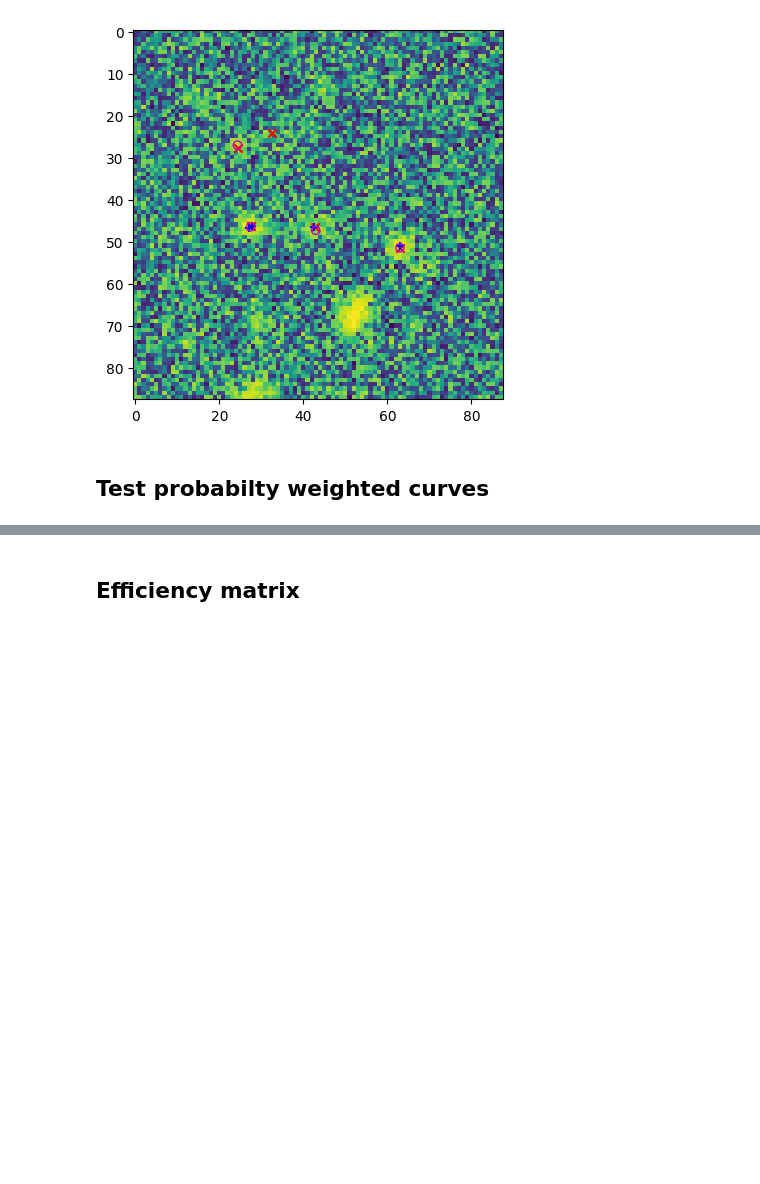
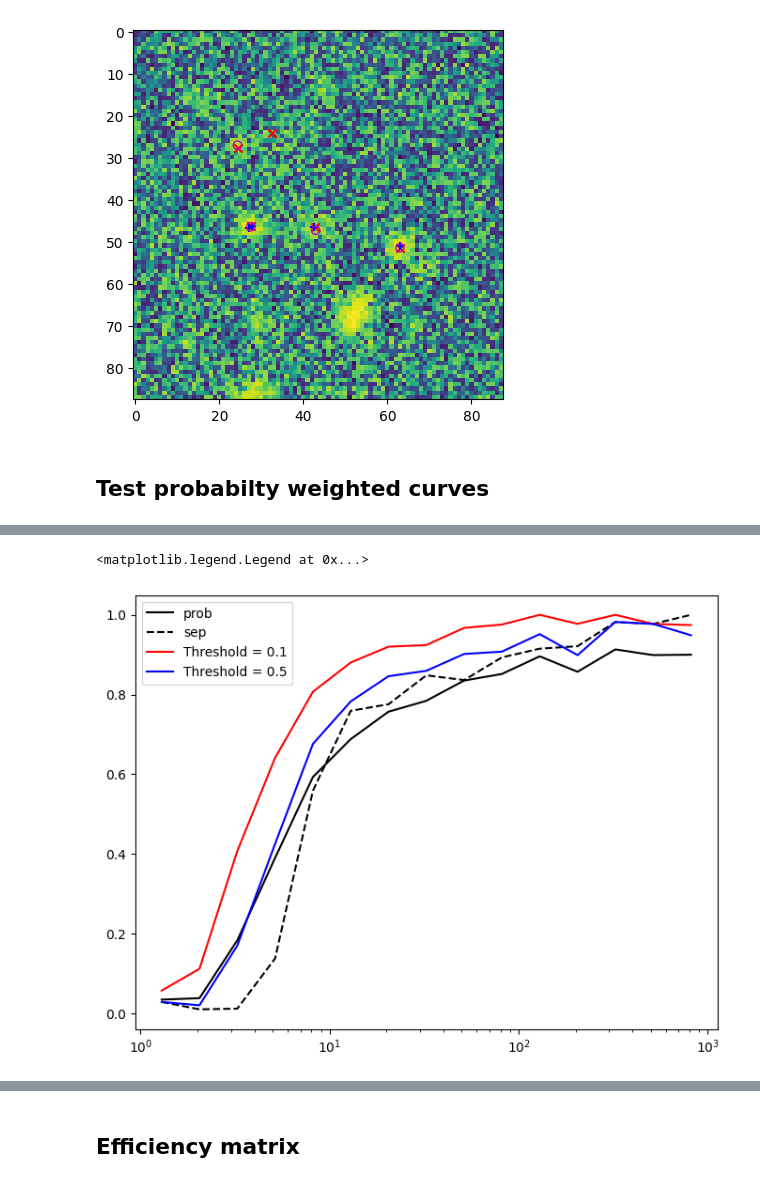
Before and after one commit to ismael-mendoza/bliss, a Jupyter notebook: experiment/notebooks/explore/new-results-detection1.ipynb, the cells around one changed output, grey strips where cells are left out. Drawn from its saved outputs; the diff is of its cells as text; code cells hidden in the pictures; blank space fills up the shorter version.

```diff
--- a/experiment/notebooks/explore/new-results-detection1.ipynb
+++ b/experiment/notebooks/explore/new-results-detection1.ipynb
@@ -480,3 +506,25 @@ f1_prob =  2 / (precision_prob**-1 + recall_prob**-1)
+# %%
+snr_middle = snr_bins.mean(axis=-1)
+fig, ax = plt.subplots(1, 1, figsize=(8, 6))
+
+ax.plot(snr_middle, recall_prob, '-k', label='prob')
+ax.set_xscale('log')
+ax.legend()
+
+ax.plot(snr_middle, recall_sep, '--k', label='sep')
+ax.set_xscale('log')
+ax.legend()
+
+ax.plot(snr_middle, thresh_out[0.1]['recall'], '-r', label='Threshold = 0.1')
+ax.set_xscale('log')
+ax.legend()
+
+ax.plot(snr_middle, thresh_out[0.5]['recall'], '-b', label='Threshold = 0.5')
+ax.set_xscale('log')
+ax.legend()
+# %% [output]
+<matplotlib.legend.Legend at 0x...>
+[figure, added]
 # %%
 snr_middle = snr_bins.mean(axis=-1)
 fig, ax = plt.subplots(1, 1, figsize=(8, 6))
```
Also changed, not shown: parts of 5 cells of this notebook.
